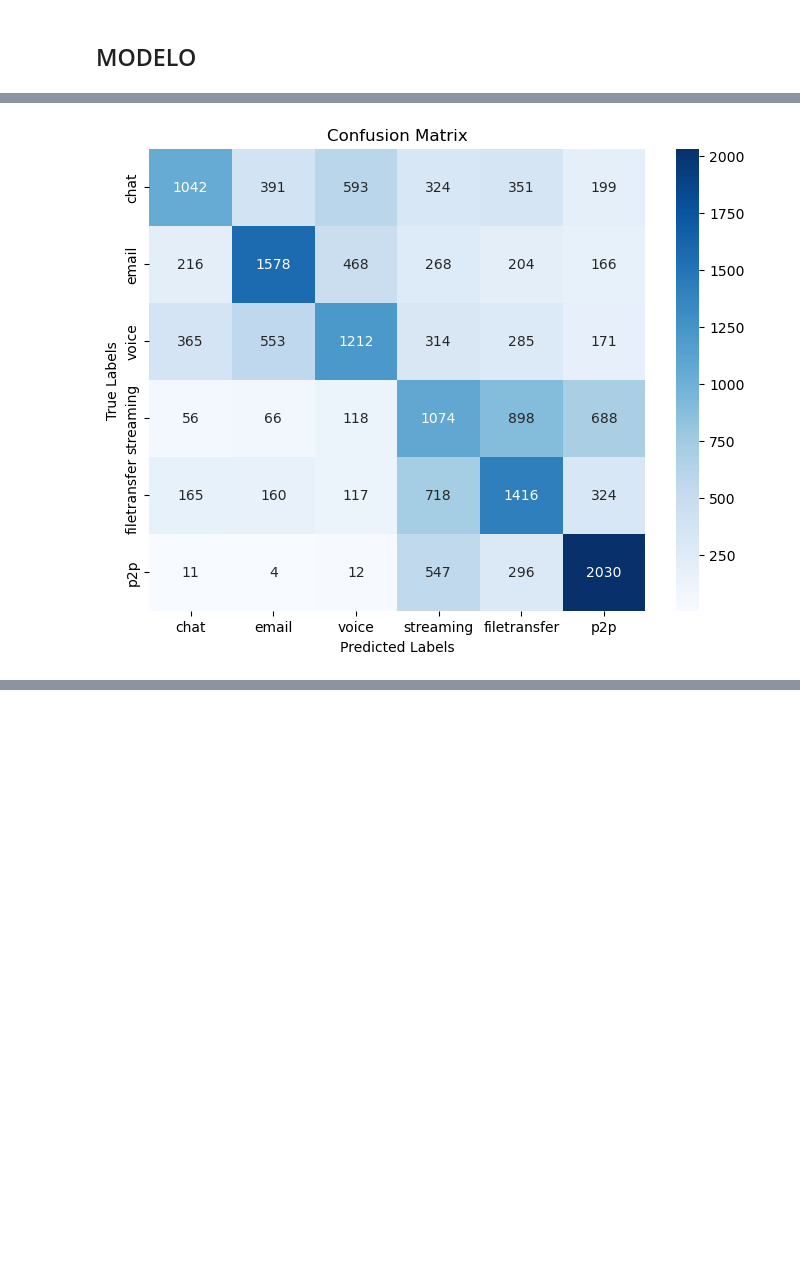
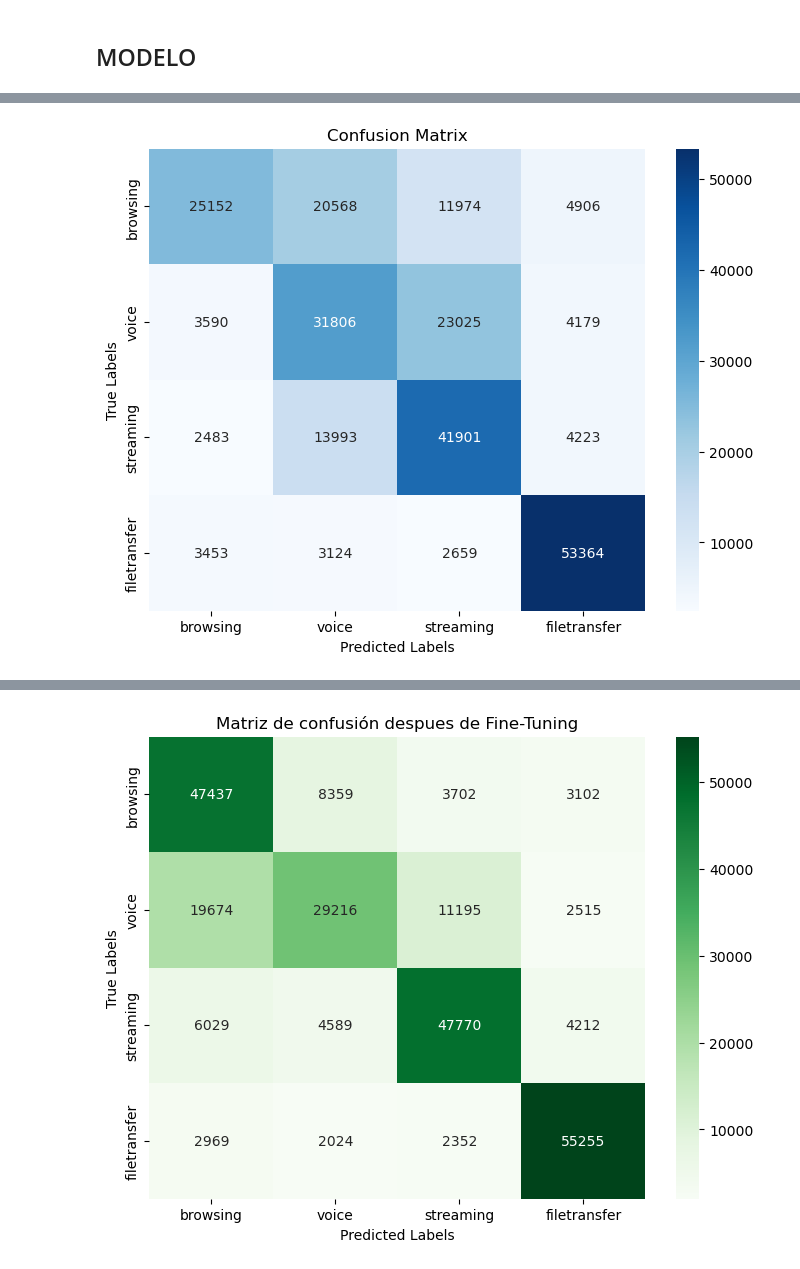
Before and after one commit to MiguelMahia/TFG, a Jupyter notebook: code/modelTransferLearningVGG19.ipynb, the cells around one changed output, grey strips where cells are left out. Saved outputs shown, nothing was run; the diff lists cells and outputs as text; code cells hidden in the pictures; blank space fills up the shorter version.

```diff
--- a/code/modelTransferLearningVGG19.ipynb
+++ b/code/modelTransferLearningVGG19.ipynb
@@ -115,7 +120,7 @@ def load_image_label(path, label):
     img = tf.image.resize(img, (32, 32))  # Asegurar tamaño correcto
     img = img / 255.0  # Normalización [0,1]
 
-    label = tf.one_hot(label, depth=6)  # Convertir etiqueta a one-hot
+    label = tf.one_hot(label, depth=4)  # Convertir etiqueta a one-hot
     return img, label
 
 
@@ -136,7 +141,7 @@ print("Distribución de clases en el dataset original:\n")
 print(df["label"].value_counts())
 
 # Dividir en entrenamiento y validación asegurando la estratificación
-train_df, val_df = train_test_split(df, test_size=0.2, stratify=df["label"], random_state=42)
+train_df, val_df = train_test_split(df, test_size=0.20, stratify=df["label"], random_state=42)
 
 # Verificar distribución después de dividir
 print("\nDistribución de clases en el dataset de entrenamiento:")
@@ -153,6 +158,9 @@ val_dataset = tf.data.Dataset.from_tensor_slices((val_df["image_path"].values, v
 train_dataset = train_dataset.map(load_image_label)
 val_dataset = val_dataset.map(load_image_label)
 
+train_dataset = train_dataset.cache()
+val_dataset = val_dataset.cache()
+
 # Contar elementos en los datasets de TensorFlow
 train_count = sum(1 for _ in train_dataset)
 val_count = sum(1 for _ in val_dataset)
@@ -196,20 +204,47 @@ from tensorflow.keras.models import Model
 from tensorflow.keras.layers import Dense, GlobalAveragePooling2D
 from tensorflow.keras.optimizers import Adam
 from sklearn.metrics import confusion_matrix, classification_report
+from tensorflow.keras.callbacks import EarlyStopping, ReduceLROnPlateau
+
 
 # Parámetros
 IMG_SIZE = (32, 32)
-BATCH_SIZE = 128
-EPOCHS = 10
+BATCH_SIZE = 64
+EPOCHS = 50
+FT_EPOCHS = 40
+#label_map = {
+#    0: 'chat',
+#    1: 'email',
+#    2: 'voice',
+#    3: 'streaming',
+#    4: 'filetransfer',
+#    5: 'p2p'
+#}
+label_map = {
+    0: 'browsing',
+    1: 'voice',
+    2: 'streaming',
+    3: 'filetransfer'
+}
 
-label_map = {
-    0: 'chat',
-    1: 'email',
-    2: 'voice',
-    3: 'streaming',
-    4: 'filetransfer',
-    5: 'p2p'
-}
+## CALLBACKS
+
+early_stop = EarlyStopping(
+    monitor='val_loss',       # Qué métrica monitorear
+    patience=5,               # Cuántas épocas sin mejora esperar antes de parar
+    restore_best_weights=True,  # Recupera los pesos de la mejor época
+    mode='min',
+    verbose=1                 # Imprime cuando detiene
+)
+
+reduce_lr = ReduceLROnPlateau(
+    monitor='val_loss',     # Métrica a monitorear
+    factor=0.5,             # Factor de reducción (lr nuevo = lr actual * factor)
+    patience=3,             # Nº de épocas sin mejora antes de reducir
+    min_lr=1e-6,            # Valor mínimo del learning rate
+    verbose=1               # Imprime cuando reduce
+)
+
 
 # Cargar modelo base VGG19 (sin la capa superior)
 base_model = VGG19(weights="imagenet",
@@ -226,16 +261,16 @@ x = base_model.output
 x = GlobalAveragePooling2D()(x)
 x = Dense(128, activation="relu")(x)
 x = Dense(32, activation="relu")(x)
-x = Dense(6, activation="softmax")(x)  # 6 clases en tu problema
+x = Dense(4, activation="softmax")(x)  # 6 clases en tu problema
 
 # Crear modelo final
 model = Model(inputs=base_model.input, outputs=x)
-model.compile(optimizer=Adam(learning_rate=0.0001),
+model.compile(optimizer=Adam(learning_rate=0.0025),
               loss="categorical_crossentropy",
               metrics=["accuracy"])
 
 # Entrenar modelo
-history = model.fit(train_dataset, validation_data=val_dataset, epochs=EPOCHS)
+history = model.fit(train_dataset, validation_data=val_dataset, epochs=EPOCHS, steps_per_epoch=500, callbacks=[early_stop, reduce_lr])
 
 # ===============================
 # Evaluación en validación
@@ -257,10 +292,11 @@ sns.heatmap(conf_matrix, annot=True, fmt='d', cmap="Blues", xticklabels=label_ma
 plt.xlabel("Predicted Labels")
 plt.ylabel("True Labels")
 plt.title("Confusion Matrix")
+plt.savefig(r"C:\Users\migue\Desktop\Cositis\unistuff\TFG\mio\fotos\matrix\prefinetune4class.png", dpi=300)  # Reemplaza con tu ruta
 plt.show()
 
 # Reporte de clasificación
-print(classification_report(val_labels, pred_labels, target_names=label_map.values()))
+#print(classification_report(val_labels, pred_labels, target_names=label_map.values()))
 
 # ===============================
 # Fine-tuning: Descongelar últimas capas
@@ -269,10 +305,10 @@ for layer in base_model.layers[-8:]:  # Últimas 8 capas convolucionales
     layer.trainable = True
 
 # Recompilar con menor tasa de aprendizaje
-model.compile(optimizer=Adam(learning_rate=0.00001), loss="categorical_crossentropy", metrics=["accuracy"])
+model.compile(optimizer=Adam(learning_rate=0.00005), loss="categorical_crossentropy", metrics=["accuracy"])
 
 # Segundo entrenamiento (fine-tuning)
-history_fine = model.fit(train_dataset, validation_data=val_dataset, epochs=5)
+history_fine = model.fit(train_dataset, validation_data=val_dataset, epochs=FT_EPOCHS, steps_per_epoch=500, callbacks=[early_stop, reduce_lr])
 
 # Evaluación final
 test_loss, test_acc = model.evaluate(val_dataset)
@@ -292,6 +328,7 @@ plt.figure(figsize=(8, 6))
 sns.heatmap(conf_matrix_finetune, annot=True, fmt='d', cmap="Greens", xticklabels=label_map.values(), yticklabels=label_map.values())
 plt.xlabel("Predicted Labels")
 plt.ylabel("True Labels")
-plt.title("Confusion Matrix After Fine-Tuning")
+plt.title("Matriz de confusión despues de Fine-Tuning")
+plt.savefig(r"C:\Users\migue\Desktop\Cositis\unistuff\TFG\mio\fotos\matrix\finetune4class.png", dpi=300)  # Reemplaza con tu ruta
 plt.show()
 # %% [output]
@@ -315 +352 @@ Epoch 10/10
-[figure, old version]
+[figure, new version]
@@ -332,0 +370 @@ Test Accuracy after fine-tuning: 59.68%
+[figure, added]
```
Also changed, not shown: parts of 7 cells of this notebook, 1 other file.
